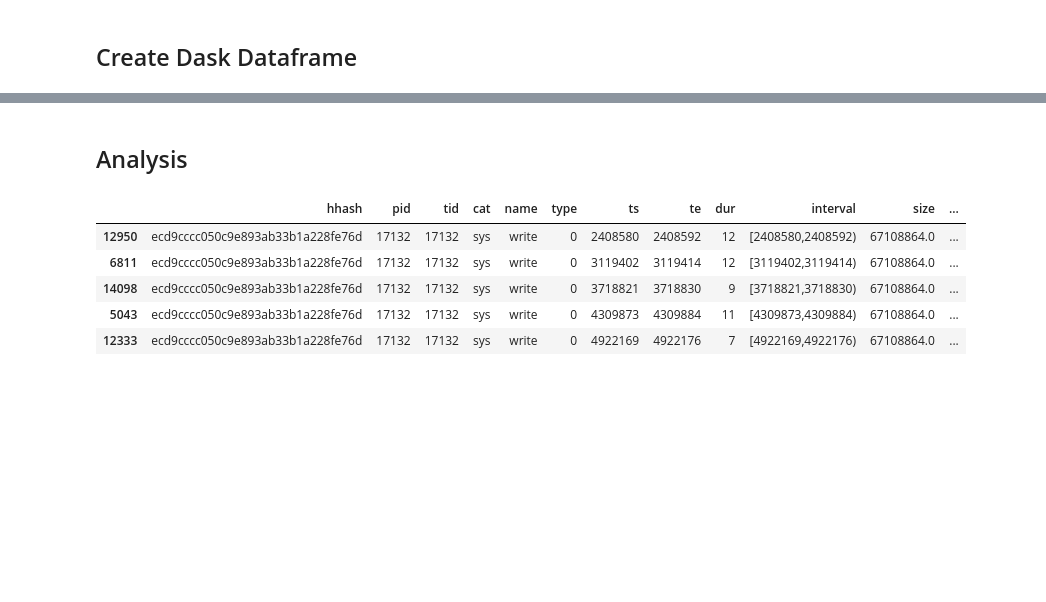
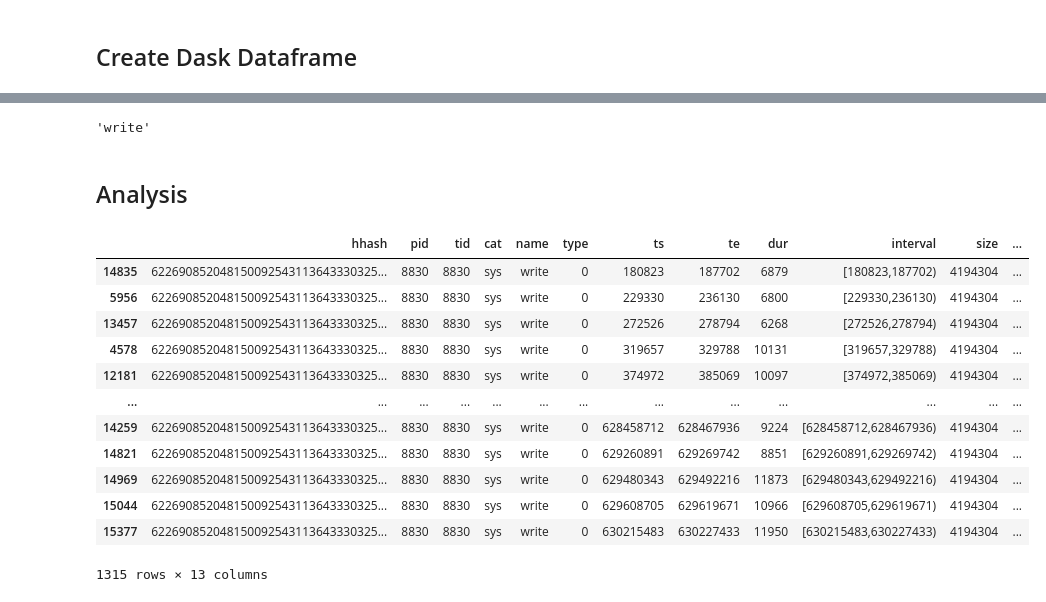
Before and after one commit to hariharan-devarajan/datacrumbs, a Jupyter notebook: analysis/trace_analysis.ipynb, the cells around one changed output, grey strips where cells are left out. Cells and saved outputs as stored; diff of their text form; code cells hidden in the pictures; blank space fills up the shorter version.

```diff
--- a/analysis/trace_analysis.ipynb
+++ b/analysis/trace_analysis.ipynb
@@ -46,9 +47,14 @@ Hosting the HTTP server on port 36165 instead
 # %% [markdown]
 ## Start Analysis
 # %%
+
+import os
 is_trace = True
-file=f"{app_root}/tests/output/ops-64_ts-64m/RAW-DIRECT.pfw.gz"
-file=f"{app_root}/tests/output/ops-64_ts-64m/RAW-BUFFERED.pfw.gz"
+ops="write"
+output=f"{app_root}/tests/output/jslines"
+file=f"{app_root}/tests/output/ops-8192_ts-4m/write.pfw.gz"
+# file=f"{app_root}/tests/output/ops-64_ts-64m/RAW-BUFFERED.pfw.gz"
+output_file=f"{output}/{ops}_"+os.path.basename(os.path.dirname(file))+"-"+ os.path.basename(file) + ".jsonl"
 file_pattern = glob(file)
-file_pattern
+file_pattern, output_file
 # %% [output]
@@ -219,7 +226,7 @@ if is_trace:
     columns = {'hhash': "string[pyarrow]", 'pid': "uint64[pyarrow]", 'tid': "uint64[pyarrow]",
                 'cat': "string[pyarrow]", 'name': "string[pyarrow]", 'type':  "uint8[pyarrow]",
             'ts': "uint64[pyarrow]", 'te': "uint64[pyarrow]", 'dur': "uint64[pyarrow]", 'interval': "string[pyarrow]",
-             'size': "string[pyarrow]", 'fhash': "string[pyarrow]", 'hash': "string[pyarrow]",
+             'size': "uint64[pyarrow]", 'fhash': "string[pyarrow]", 'hash': "string[pyarrow]",
            }
 else:
     columns = {'pid': "uint64[pyarrow]", 'tid': "uint64[pyarrow]",
@@ -245,13 +268,24 @@ fhashes
+# %%
+ops
+# %% [output]
+'write'
 # %% [markdown]
 ## Analysis
 # %%
 
-interesting_events = event.query("fhash.isin(@value) and name == 'write'", local_dict={"value": fhashes})
+interesting_events = event.query("fhash.isin(@value) and name == @ops", local_dict={"value": fhashes, "ops": ops})
 interesting_events.compute()
 # %% [output]
 |  | hhash | pid | tid | cat | name | type | ts | te | dur | interval | size | ... |
-| 12950 | ecd9cccc050c9e893ab33b1a228fe76d | 17132 | 17132 | sys | write | 0 | 2408580 | 2408592 | 12 | [2408580,2408592) | 67108864.0 | ... |
-| 6811 | ecd9cccc050c9e893ab33b1a228fe76d | 17132 | 17132 | sys | write | 0 | 3119402 | 3119414 | 12 | [3119402,3119414) | 67108864.0 | ... |
-| 14098 | ecd9cccc050c9e893ab33b1a228fe76d | 17132 | 17132 | sys | write | 0 | 3718821 | 3718830 | 9 | [3718821,3718830) | 67108864.0 | ... |
-| 5043 | ecd9cccc050c9e893ab33b1a228fe76d | 17132 | 17132 | sys | write | 0 | 4309873 | 4309884 | 11 | [4309873,4309884) | 67108864.0 | ... |
-| 12333 | ecd9cccc050c9e893ab33b1a228fe76d | 17132 | 17132 | sys | write | 0 | 4922169 | 4922176 | 7 | [4922169,4922176) | 67108864.0 | ... |
+| 14835 | 622690852048150092543113643330325... | 8830 | 8830 | sys | write | 0 | 180823 | 187702 | 6879 | [180823,187702) | 4194304 | ... |
+| 5956 | 622690852048150092543113643330325... | 8830 | 8830 | sys | write | 0 | 229330 | 236130 | 6800 | [229330,236130) | 4194304 | ... |
+| 13457 | 622690852048150092543113643330325... | 8830 | 8830 | sys | write | 0 | 272526 | 278794 | 6268 | [272526,278794) | 4194304 | ... |
+| 4578 | 622690852048150092543113643330325... | 8830 | 8830 | sys | write | 0 | 319657 | 329788 | 10131 | [319657,329788) | 4194304 | ... |
+| 12181 | 622690852048150092543113643330325... | 8830 | 8830 | sys | write | 0 | 374972 | 385069 | 10097 | [374972,385069) | 4194304 | ... |
+| ... | ... | ... | ... | ... | ... | ... | ... | ... | ... | ... | ... | ... |
+| 14259 | 622690852048150092543113643330325... | 8830 | 8830 | sys | write | 0 | 628458712 | 628467936 | 9224 | [628458712,628467936) | 4194304 | ... |
+| 14821 | 622690852048150092543113643330325... | 8830 | 8830 | sys | write | 0 | 629260891 | 629269742 | 8851 | [629260891,629269742) | 4194304 | ... |
+| 14969 | 622690852048150092543113643330325... | 8830 | 8830 | sys | write | 0 | 629480343 | 629492216 | 11873 | [629480343,629492216) | 4194304 | ... |
+| 15044 | 622690852048150092543113643330325... | 8830 | 8830 | sys | write | 0 | 629608705 | 629619671 | 10966 | [629608705,629619671) | 4194304 | ... |
+| 15377 | 622690852048150092543113643330325... | 8830 | 8830 | sys | write | 0 | 630215483 | 630227433 | 11950 | [630215483,630227433) | 4194304 | ... |
+1315 rows × 13 columns
```
Also changed, not shown: parts of 45 cells of this notebook, 37 other files.
